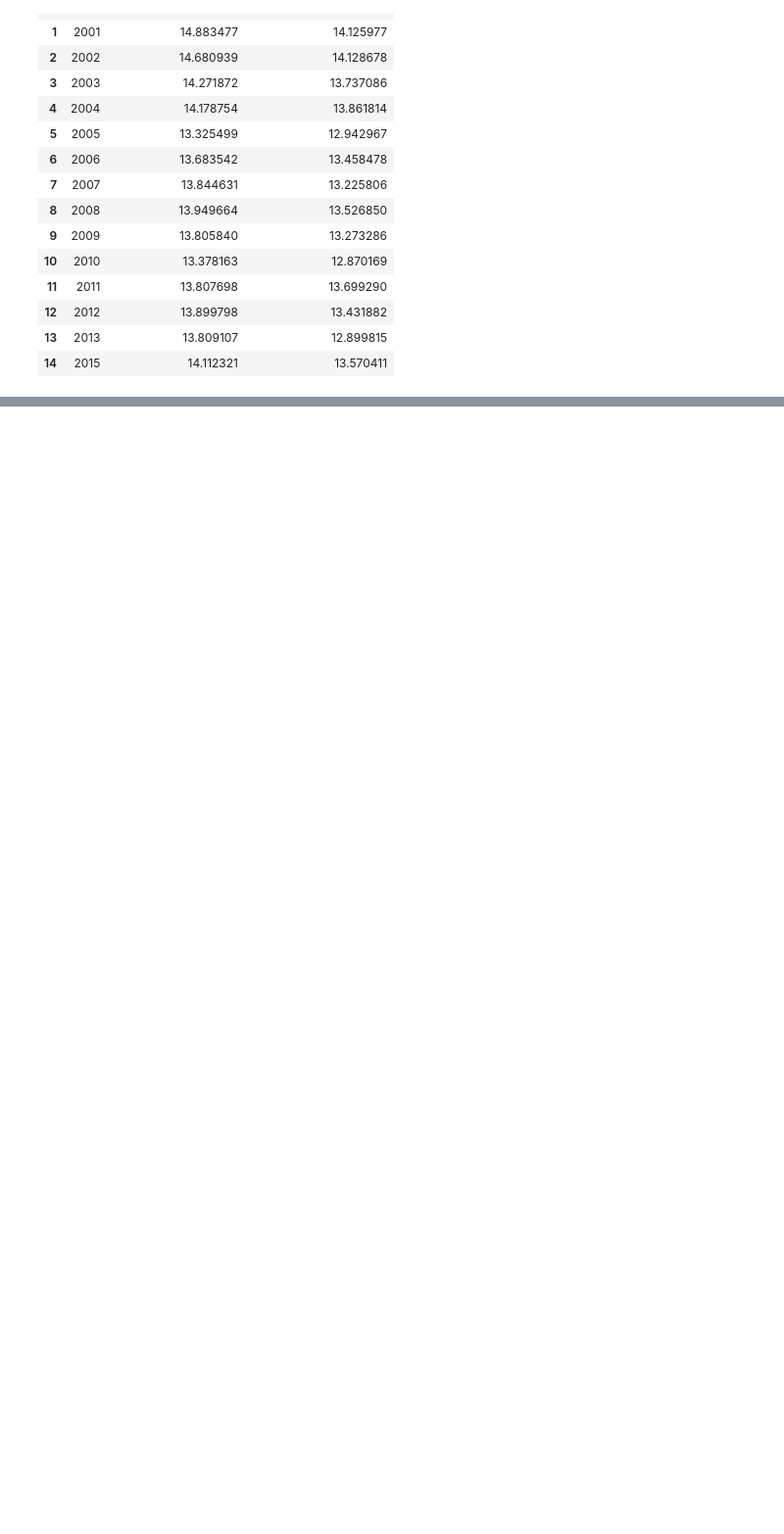
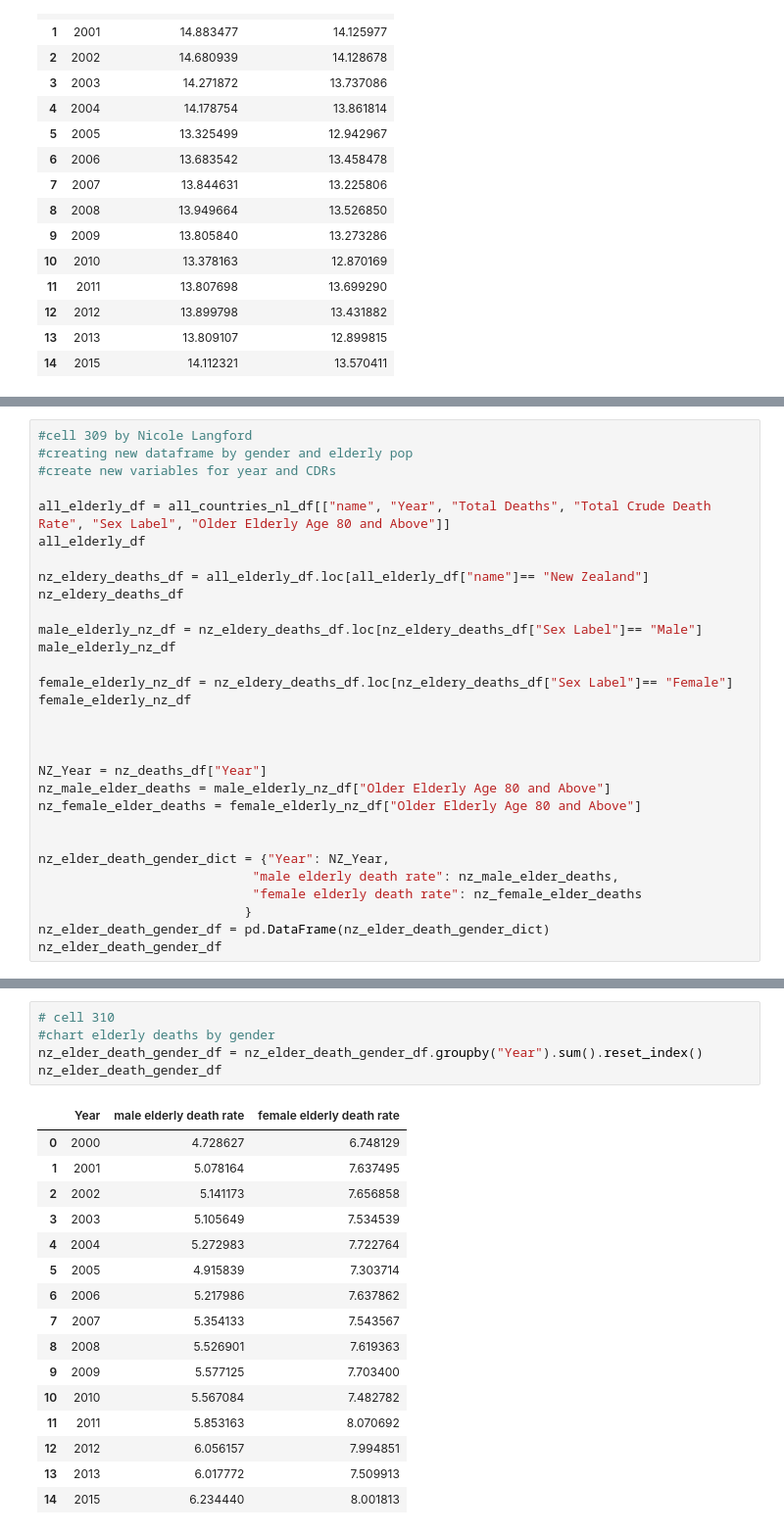
Before and after one commit to michael-grad/project-python-mortality-analysis, a Jupyter notebook: nz_analysis.ipynb, the cells around one changed output, grey strips where cells are left out. Shown: that part at 98% size. Cells and saved outputs as stored; diff of their text form; blank space fills up the shorter version.

```diff
--- a/nz_analysis.ipynb
+++ b/nz_analysis.ipynb
@@ -185,3 +191,33 @@ plt.grid()
 plt.show()
 # %% [output]
 [figure]
+# %%
+#cell 309 by Nicole Langford
+#creating new dataframe by gender and elderly pop
+#create new variables for year and CDRs
+
+all_elderly_df = all_countries_nl_df[["name", "Year", "Total Deaths", "Total Crude Death Rate", "Sex Label", "Older Elderly Age 80 and Above"]]
+all_elderly_df
+
+nz_eldery_deaths_df = all_elderly_df.loc[all_elderly_df["name"]== "New Zealand"]
+nz_eldery_deaths_df
+
+male_elderly_nz_df = nz_eldery_deaths_df.loc[nz_eldery_deaths_df["Sex Label"]== "Male"]
+male_elderly_nz_df
+
+female_elderly_nz_df = nz_eldery_deaths_df.loc[nz_eldery_deaths_df["Sex Label"]== "Female"]
+female_elderly_nz_df
+
+
+
+NZ_Year = nz_deaths_df["Year"]
+nz_male_elder_deaths = male_elderly_nz_df["Older Elderly Age 80 and Above"]
+nz_female_elder_deaths = female_elderly_nz_df["Older Elderly Age 80 and Above"]
+
+
+nz_elder_death_gender_dict = {"Year": NZ_Year,
+                            "male elderly death rate": nz_male_elder_deaths,
+                            "female elderly death rate": nz_female_elder_deaths
+                           }
+nz_elder_death_gender_df = pd.DataFrame(nz_elder_death_gender_dict)
+nz_elder_death_gender_df
@@ -187,0 +238,22 @@ plt.show()
+# %%
+# cell 310
+#chart elderly deaths by gender
+nz_elder_death_gender_df = nz_elder_death_gender_df.groupby("Year").sum().reset_index()
+nz_elder_death_gender_df
+# %% [output]
+|  | Year | male elderly death rate | female elderly death rate |
+| 0 | 2000 | 4.728627 | 6.748129 |
+| 1 | 2001 | 5.078164 | 7.637495 |
+| 2 | 2002 | 5.141173 | 7.656858 |
+| 3 | 2003 | 5.105649 | 7.534539 |
+| 4 | 2004 | 5.272983 | 7.722764 |
+| 5 | 2005 | 4.915839 | 7.303714 |
+| 6 | 2006 | 5.217986 | 7.637862 |
+| 7 | 2007 | 5.354133 | 7.543567 |
+| 8 | 2008 | 5.526901 | 7.619363 |
+| 9 | 2009 | 5.577125 | 7.703400 |
+| 10 | 2010 | 5.567084 | 7.482782 |
+| 11 | 2011 | 5.853163 | 8.070692 |
+| 12 | 2012 | 6.056157 | 7.994851 |
+| 13 | 2013 | 6.017772 | 7.509913 |
+| 14 | 2015 | 6.234440 | 8.001813 |
```
Also changed, not shown: parts of 6 cells of this notebook, 1 other file.
